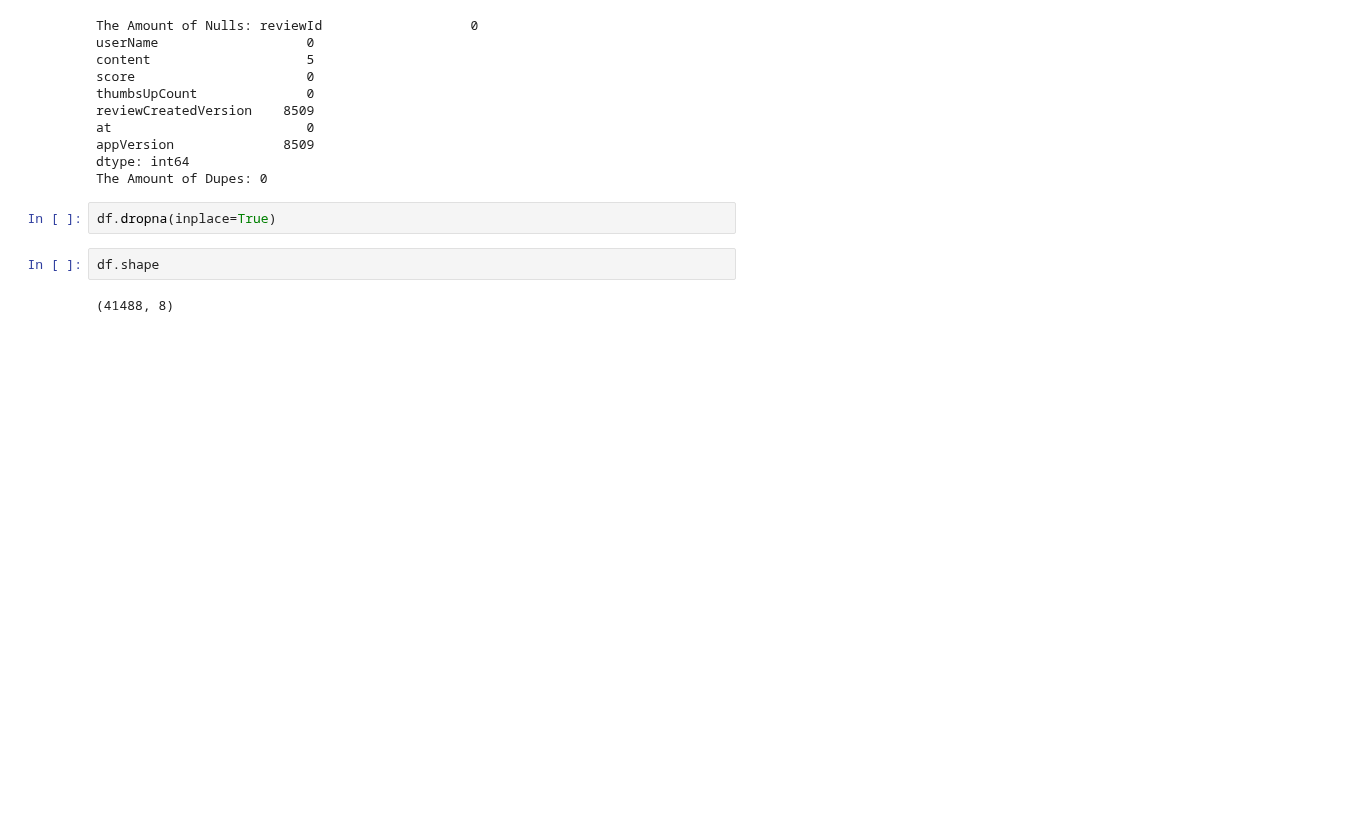
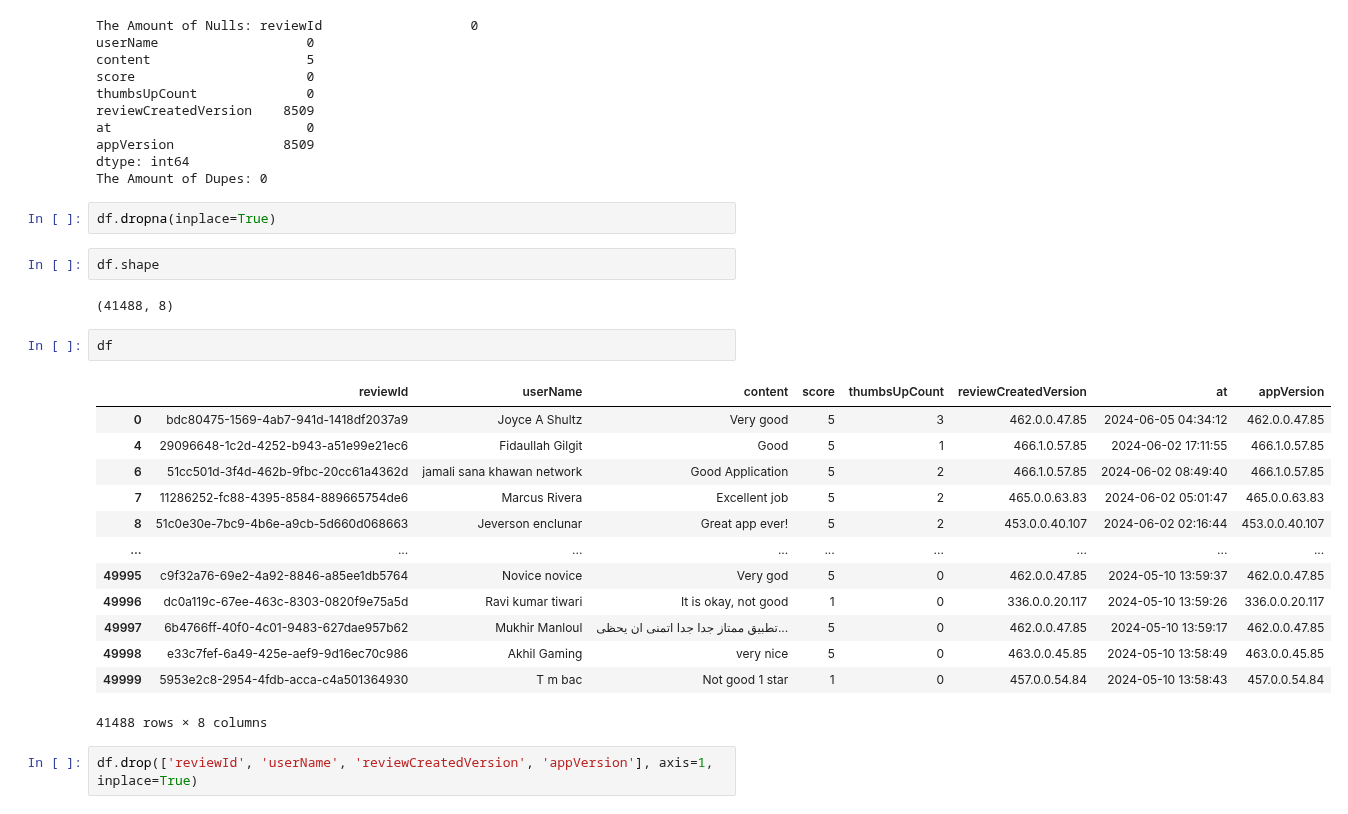
Before and after one commit to MaukanMir/NLP-Facebook-Reviews, a Jupyter notebook: training.ipynb, the cells around one changed output. Drawn from its saved outputs; the diff is of its cells as text; blank space fills up the shorter version.

```diff
--- a/training.ipynb
+++ b/training.ipynb
@@ -77,3 +77,21 @@ df.dropna(inplace=True)
 df.shape
 # %% [output]
 (41488, 8)
+# %%
+df
+# %% [output]
+|  | reviewId | userName | content | score | thumbsUpCount | reviewCreatedVersion | at | appVersion |
+| 0 | bdc80475-1569-4ab7-941d-1418df2037a9 | Joyce A Shultz | Very good | 5 | 3 | 462.0.0.47.85 | 2024-06-05 04:34:12 | 462.0.0.47.85 |
+| 4 | 29096648-1c2d-4252-b943-a51e99e21ec6 | Fidaullah Gilgit | Good | 5 | 1 | 466.1.0.57.85 | 2024-06-02 17:11:55 | 466.1.0.57.85 |
+| 6 | 51cc501d-3f4d-462b-9fbc-20cc61a4362d | jamali sana khawan network | Good Application | 5 | 2 | 466.1.0.57.85 | 2024-06-02 08:49:40 | 466.1.0.57.85 |
+| 7 | 11286252-fc88-4395-8584-889665754de6 | Marcus Rivera | Excellent job | 5 | 2 | 465.0.0.63.83 | 2024-06-02 05:01:47 | 465.0.0.63.83 |
+| 8 | 51c0e30e-7bc9-4b6e-a9cb-5d660d068663 | Jeverson enclunar | Great app ever! | 5 | 2 | 453.0.0.40.107 | 2024-06-02 02:16:44 | 453.0.0.40.107 |
+| ... | ... | ... | ... | ... | ... | ... | ... | ... |
+| 49995 | c9f32a76-69e2-4a92-8846-a85ee1db5764 | Novice novice | Very god | 5 | 0 | 462.0.0.47.85 | 2024-05-10 13:59:37 | 462.0.0.47.85 |
+| 49996 | dc0a119c-67ee-463c-8303-0820f9e75a5d | Ravi kumar tiwari | It is okay, not good | 1 | 0 | 336.0.0.20.117 | 2024-05-10 13:59:26 | 336.0.0.20.117 |
+| 49997 | 6b4766ff-40f0-4c01-9483-627dae957b62 | Mukhir Manloul | تطبيق ممتاز جدا جدا اتمنى ان يحظى... | 5 | 0 | 462.0.0.47.85 | 2024-05-10 13:59:17 | 462.0.0.47.85 |
+| 49998 | e33c7fef-6a49-425e-aef9-9d16ec70c986 | Akhil Gaming | very nice | 5 | 0 | 463.0.0.45.85 | 2024-05-10 13:58:49 | 463.0.0.45.85 |
+| 49999 | 5953e2c8-2954-4fdb-acca-c4a501364930 | T m bac | Not good 1 star | 1 | 0 | 457.0.0.54.84 | 2024-05-10 13:58:43 | 457.0.0.54.84 |
+41488 rows × 8 columns
+# %%
+df.drop(['reviewId', 'userName', 'reviewCreatedVersion', 'appVersion'], axis=1, inplace=True)
```
